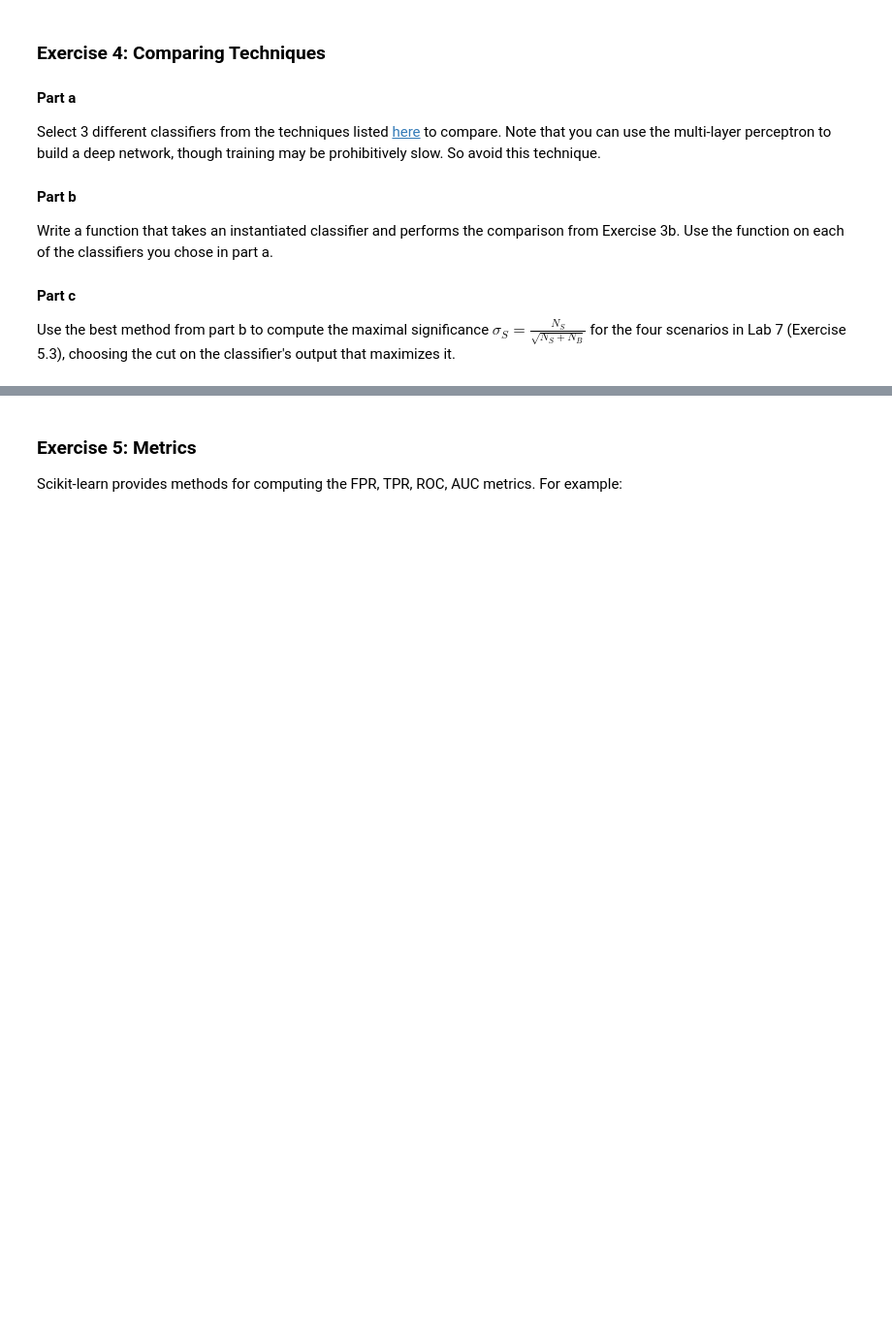
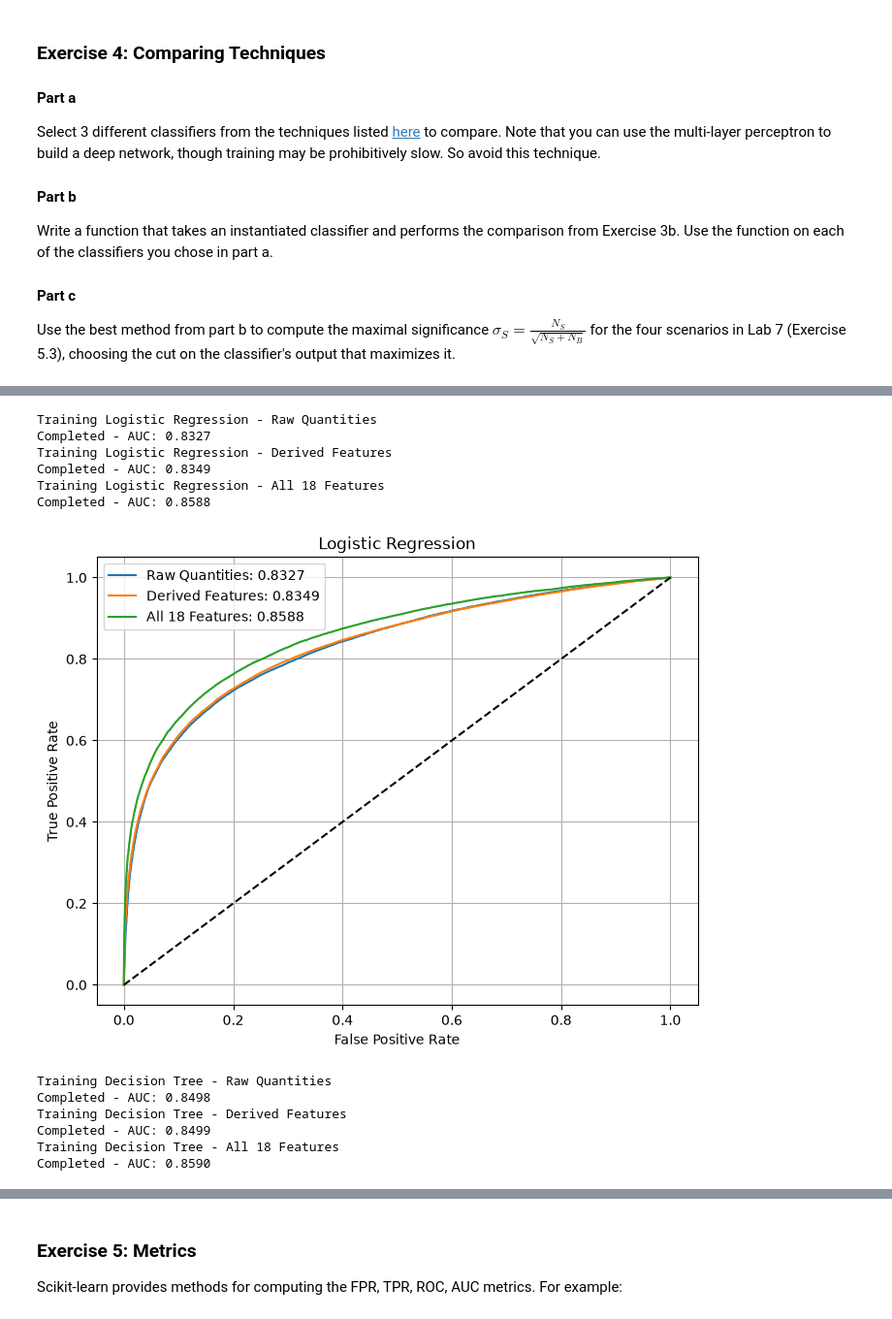
Before and after one commit to Safal-alt/DATA3402.Fall.2026, a Jupyter notebook: Labs/Lab.8/Lab.8.ipynb, the cells around one changed output, grey strips where cells are left out. Shown at 97% size. Drawn from its saved outputs; the diff is of its cells as text; code cells hidden in the pictures; blank space fills up the shorter version.

```diff
--- a/Labs/Lab.8/Lab.8.ipynb
+++ b/Labs/Lab.8/Lab.8.ipynb
@@ -108,0 +215,80 @@ Use the best method from part b to compute the maximal significance $\sigma_S= \
+# %%
+#PART B
+from sklearn.base import clone
+from sklearn.metrics import roc_curve, auc
+import pandas as pd
+import matplotlib.pyplot as plt
+
+feature_sets = {
+    "Raw Quantities": RawNames,
+    "Derived Features": FeatureNames,
+    "All 18 Features": VarNames[1:]
+}
+
+def get_scores(model, X):
+    if hasattr(model, "decision_function"):
+        return model.decision_function(X)
+    return model.predict_proba(X)[:, 1]
+
+def compare_classifier(classifier, name):
+    results = {}
+    plt.figure(figsize=(8, 6))
+
+    for group, columns in feature_sets.items():
+        print(f"Training {name} - {group}", flush=True)
+
+        model = clone(classifier)
+        model.fit(Train_Sample[columns], y_Train)
+
+        scores = get_scores(model, Test_Sample[columns])
+        fpr, tpr, _ = roc_curve(y_Test, scores)
+        roc_auc = auc(fpr, tpr)
+
+        results[group] = {
+            "model": model,
+            "columns": columns,
+            "auc": roc_auc
+        }
+
+        plt.plot(fpr, tpr, label=f"{group}: {roc_auc:.4f}")
+        print(f"Completed - AUC: {roc_auc:.4f}", flush=True)
+
+    plt.plot([0, 1], [0, 1], "k--")
+    plt.xlabel("False Positive Rate")
+    plt.ylabel("True Positive Rate")
+    plt.title(name)
+    plt.legend()
+    plt.grid(True)
+    plt.show()
+
+    return results
+
+comparisons = {}
+summary = []
+
+for name, classifier in classifiers.items():
+    comparisons[name] = compare_classifier(classifier, name)
+
+    for group, result in comparisons[name].items():
+        summary.append({
+            "Classifier": name,
+            "Features": group,
+            "AUC": result["auc"]
+        })
+
+summary_df = pd.DataFrame(summary)
+display(summary_df.sort_values("AUC", ascending=False))
+# %% [output]
+Training Logistic Regression - Raw Quantities
+Completed - AUC: 0.8327
+Training Logistic Regression - Derived Features
+Completed - AUC: 0.8349
+Training Logistic Regression - All 18 Features
+Completed - AUC: 0.8588
+[figure, added]
+Training Decision Tree - Raw Quantities
+Completed - AUC: 0.8498
+Training Decision Tree - Derived Features
+Completed - AUC: 0.8499
+Training Decision Tree - All 18 Features
+Completed - AUC: 0.8590
```
Also changed, not shown: parts of 13 cells of this notebook.
